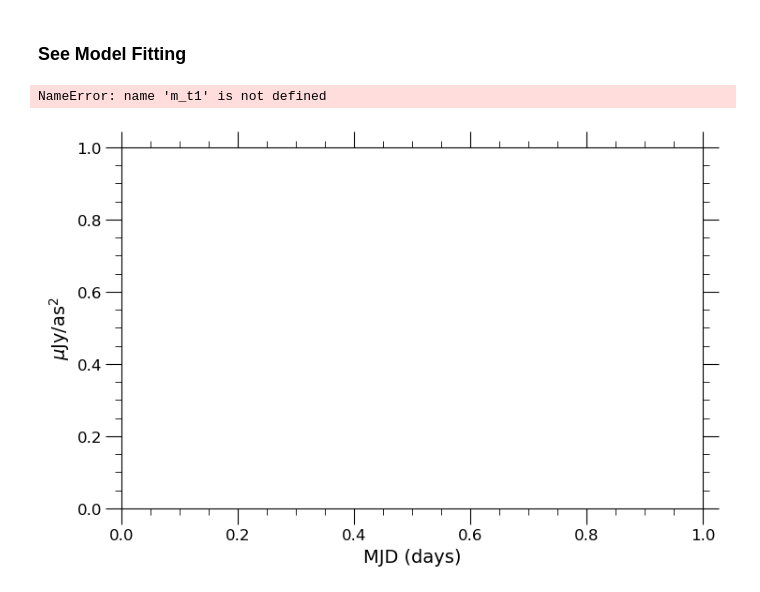
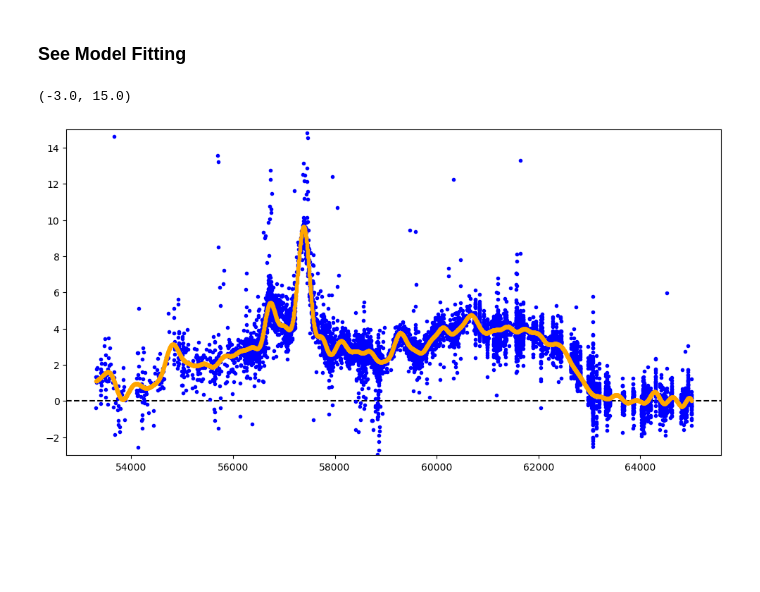
Before and after one commit to xiaolng/EtaCarEchoes, a Jupyter notebook: python_fitting/Iter2_g.ipynb, the cells around one changed output. Saved outputs shown, nothing was run; the diff lists cells and outputs as text; code cells hidden in the pictures; blank space fills up the shorter version.

```diff
--- a/python_fitting/Iter2_g.ipynb
+++ b/python_fitting/Iter2_g.ipynb
@@ -209,7 +204,7 @@ m_t, m_mu, m_std = get_LCfit(comb_m, metric=3e4)
 
 # main_peak = m_t[np.where(m_mu==max(m_mu))[0][0]]
 # from filter i
-main_peak = 57434.18
+main_peak = pd.read_csv('LC_tables/fit_params/mpeak_i.csv')['mpeak'].values[0]
 
 phase_m = m_t - main_peak
 
@@ -253,33 +248,33 @@ comb_m.t.to_csv('LC_tables/models/gLC_data2.csv', index=False)
 
 # # pl_fig.savefig('../figures/display/EtaCar_PiecesM.png', bbox_inches = 'tight', dpi=100)
 # %%
-### See Connected Segments
+# ### See Connected Segments
 
-fig, ax = plt.subplots(dpi = 100, figsize = [8,5])
-ax.minorticks_on()
-ax.tick_params(axis='x', labelsize=12)
-ax.tick_params(axis='y', labelsize=12)
-ax.tick_params(which='major',bottom='on',top='on',left='on',right='on',length=12)
-ax.tick_params(which='minor',bottom='on',top='on',left='on',right='on',length=5)
-ax.set_xlabel('MJD (days)', fontsize = 14)
-ax.set_ylabel('$\mu$Jy/as$^2$', fontsize = 14)
-ax.ticklabel_format(axis='both', style='plain')
+# fig, ax = plt.subplots(dpi = 100, figsize = [8,5])
+# ax.minorticks_on()
+# ax.tick_params(axis='x', labelsize=12)
+# ax.tick_params(axis='y', labelsize=12)
+# ax.tick_params(which='major',bottom='on',top='on',left='on',right='on',length=12)
+# ax.tick_params(which='minor',bottom='on',top='on',left='on',right='on',length=5)
+# ax.set_xlabel('MJD (days)', fontsize = 14)
+# ax.set_ylabel('$\mu$Jy/as$^2$', fontsize = 14)
+# ax.ticklabel_format(axis='both', style='plain')
 
 
-ax.errorbar(m_t1, m_f1, yerr=m_ferr1, fmt='--.', ecolor='black', color='deepskyblue', label='Loc 1')
-ax.errorbar(m_t2, m_f2, yerr=m_ferr2, fmt='--.', ecolor='black', color='mediumseagreen', label='Loc 2')
-ax.errorbar(m_t3, m_f3, yerr=m_ferr3, fmt='--.', ecolor='black', color='red', label='Loc 3')
-ax.errorbar(m_t4, m_f4, yerr=m_ferr4, fmt='--.', ecolor='black', color='orange', label='Loc 4')
+# ax.errorbar(c_t1, c_mu1, yerr=c_std1, fmt='--.', ecolor='black', color='deepskyblue', label='Loc 1')
+# ax.errorbar(c_t2, c_mu2, yerr=c_std2, fmt='--.', ecolor='black', color='mediumseagreen', label='Loc 2')
+# ax.errorbar(c_t3, c_mu3, yerr=c_std3, fmt='--.', ecolor='black', color='red', label='Loc 3')
+# ax.errorbar(c_t4, c_mu4, yerr=c_std4, fmt='--.', ecolor='black', color='orange', label='Loc 4')
 
-ax.axhline(y=0, ls='--', color='k')
+# ax.axhline(y=0, ls='--', color='k')
-# %% [output]
-NameError: name 'm_t1' is not defined
-[figure, removed]
 # %%
 ### Plot Model
 
 plt.subplots(dpi = 100, figsize = [12,6])
 plt.errorbar(comb_m.t['mjd'], comb_m.t['mJyas2'], fmt='.', ecolor='black', color='blue')
 plt.errorbar(m_t, m_mu, fmt='--.', ecolor='black', color='orange')
 plt.axhline(y=0, linestyle='--', color='black')
-plt.ylim(-10,20)
+plt.ylim(-3,15)
+# %% [output]
+(-3.0, 15.0)
+[figure, added]
```
Also changed, not shown: parts of 6 cells of this notebook, 56 other files.
